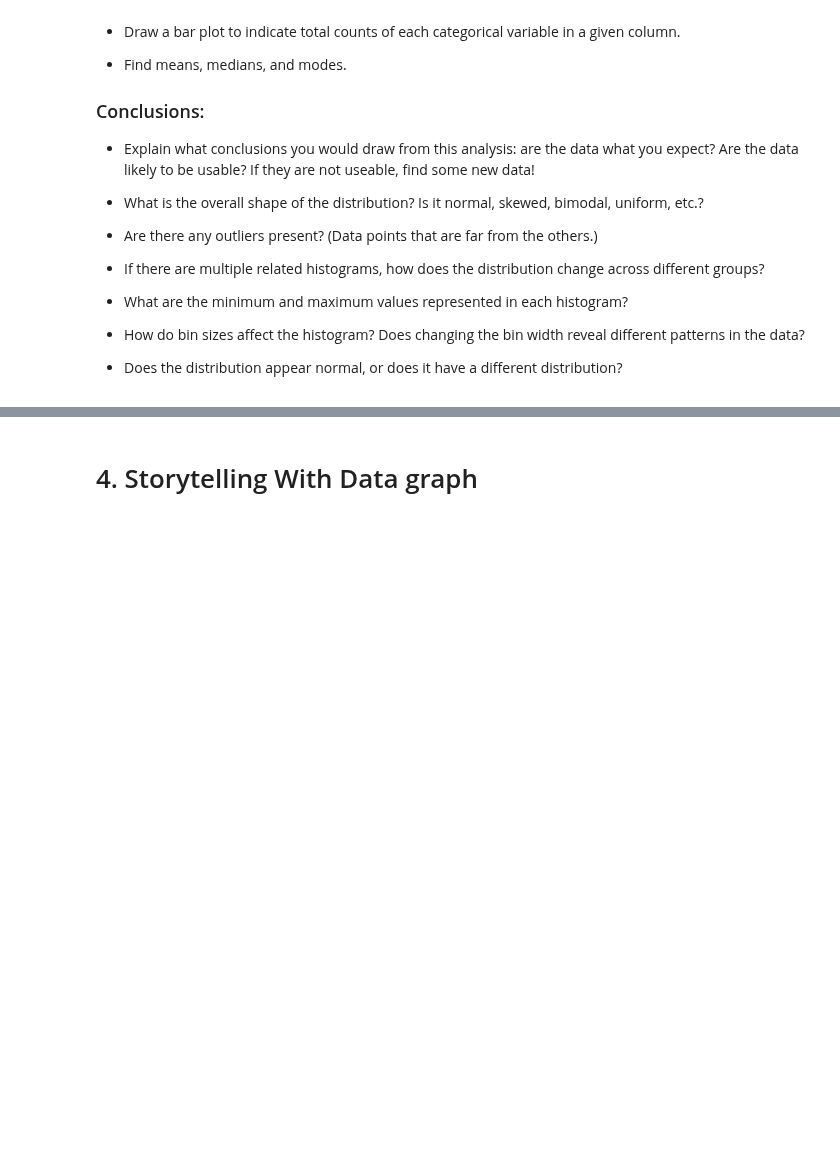
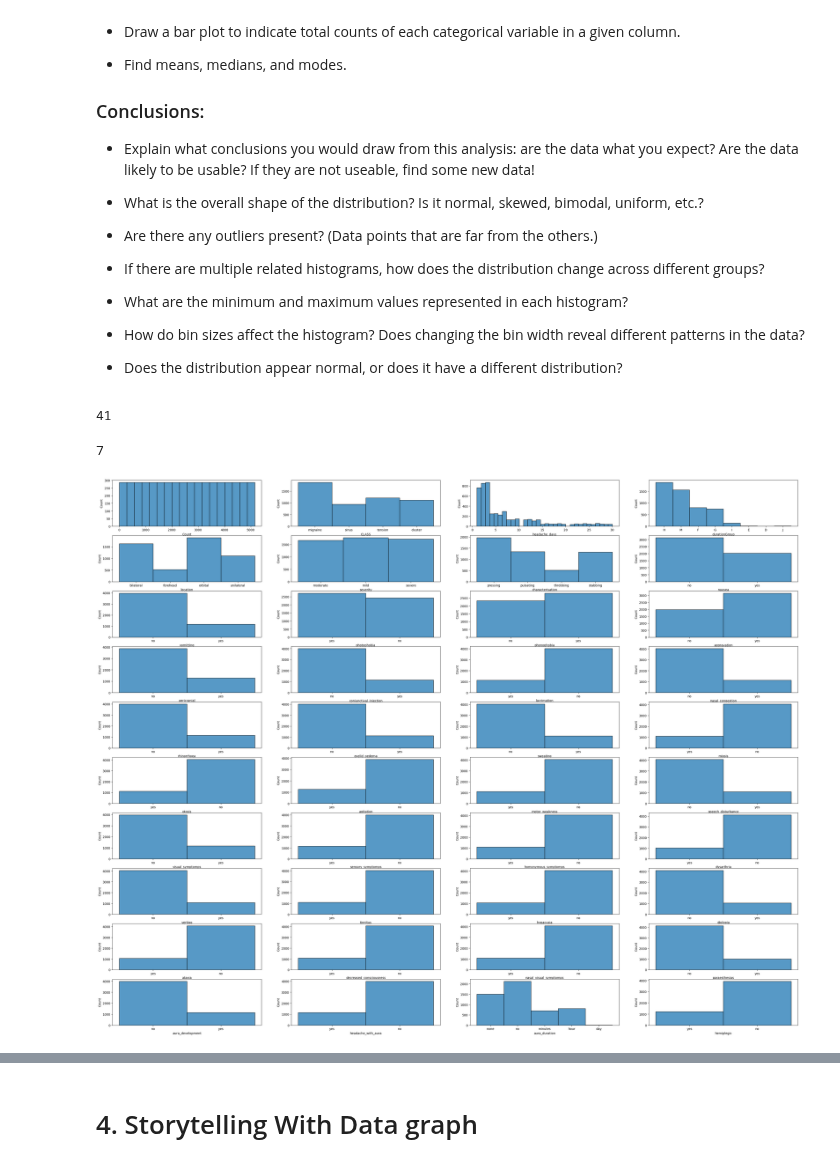
Before and after one commit to andre-bu-gitdev/O2_AI_for_Leaders_dx699, a Jupyter notebook: Week4.ipynb, the cells around one changed output, grey strips where cells are left out. Drawn from its saved outputs; the diff is of its cells as text; code cells hidden in the pictures; blank space fills up the shorter version.

```diff
--- a/Week4.ipynb
+++ b/Week4.ipynb
@@ -59,3 +59,22 @@ This week, you will do the same types of exercises as last week, but you should
 - How do bin sizes affect the histogram?  Does changing the bin width reveal different patterns in the data?
 
 - Does the distribution appear normal, or does it have a different distribution?
+# %%
+import pandas as pd
+import numpy as np
+import matplotlib.pyplot as plt
+import seaborn as sns
+import math
+
+df = pd.read_csv('headaches.csv')
+# %%
+len(df.columns)
+# %% [output]
+41
+# %%
+fig, axes = plt.subplots(10, 4, figsize=(40, 32))
+for ax, feature in zip(axes.flat, df.columns):
+    sns.histplot(df[feature], ax=ax)
+# %% [output]
+7
+[figure, added]
```
Also changed, not shown: parts of 2 cells of this notebook.
